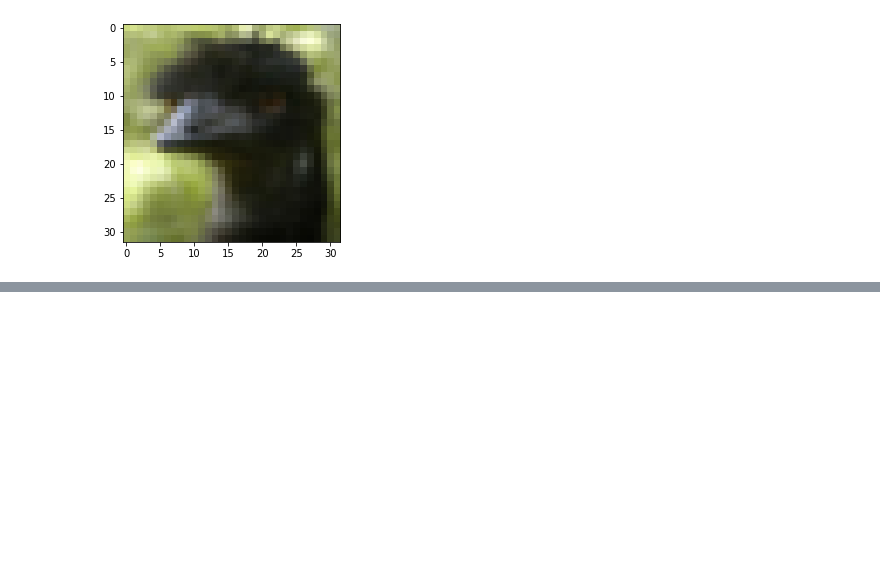
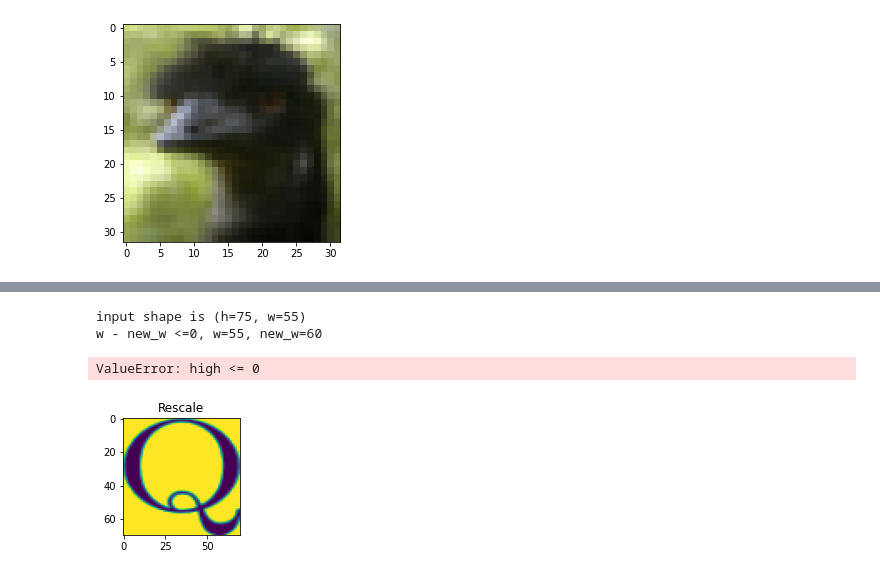
Before and after one commit to ltrujello/RTeXEngineering, a Jupyter notebook: word_extraction.ipynb, the cells around one changed output, grey strips where cells are left out. Saved outputs shown, nothing was run; the diff lists cells and outputs as text; code cells hidden in the pictures; blank space fills up the shorter version.

```diff
--- a/word_extraction.ipynb
+++ b/word_extraction.ipynb
@@ -169,0 +287,22 @@ ModuleNotFoundError: No module named 'pandas'
+# %%
+scale = Rescale((70,70))
+crop = RandomCrop((60,60))
+composed = transforms.Compose([scale,crop])
+
+# Apply each of the above transforms on sample.
+fig = plt.figure()
+sample = letter_dataset[6]
+for i, tsfrm in enumerate([scale, crop, composed]):
+    transformed_sample = tsfrm(sample)
+
+    ax = plt.subplot(1, 3, i + 1)
+    plt.tight_layout()
+    ax.set_title(type(tsfrm).__name__)
+    plt.imshow(transformed_sample["image"])
+
+plt.show()
+# %% [output]
+input shape is (h=75, w=55)
+w - new_w <=0, w=55, new_w=60
+ValueError: high <= 0
+[figure, added]
```
Also changed, not shown: parts of 8 cells of this notebook, 3 other files.
